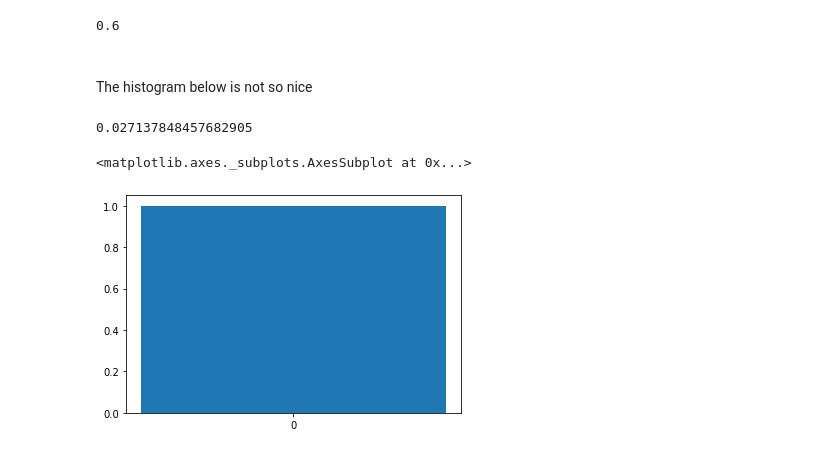
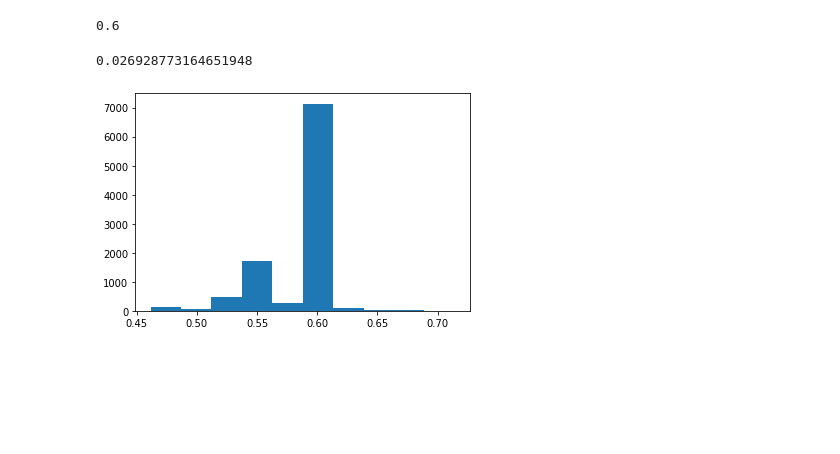
Before and after one commit to bambinos/educational-resources, a Jupyter notebook: ROS/Chapter_5.ipynb, the cells around one changed output. Saved outputs shown, nothing was run; the diff lists cells and outputs as text; code cells hidden in the pictures; blank space fills up the shorter version.

Commit message:
Fix histogram

```diff
--- a/ROS/Chapter_5.ipynb
+++ b/ROS/Chapter_5.ipynb
@@ -177,14 +177,11 @@ def boot_ratio(data):
 
     ratio = earn_boot[~male_boot].median() / earn_boot[male_boot].median()
     return ratio
-# %% [markdown]
-####
-The histogram below is not so nice
 # %%
 output = np.array([boot_ratio(earnings) for _ in range(10000)])
 print(output.std())
-az.plot_dist(output, kind="hist")
+fig, ax = plt.subplots()
+ax.hist(output);
 # %% [output]
-0.027137848457682905
+0.026928773164651948
-<matplotlib.axes._subplots.AxesSubplot at 0x...>
-[figure, old version]
+[figure, new version]
```
Also changed, not shown: parts of 13 cells of this notebook.
